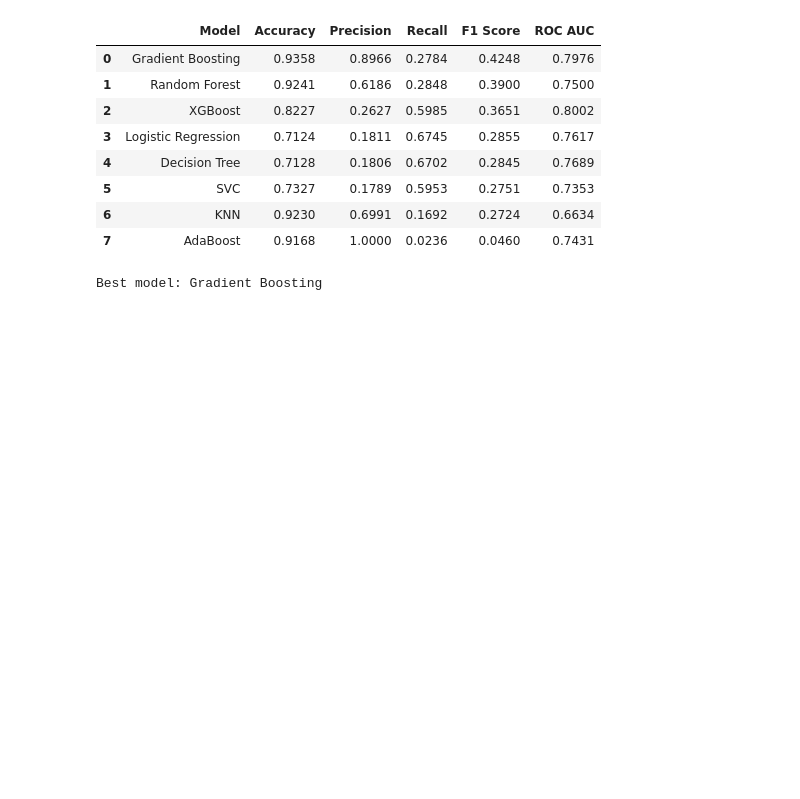
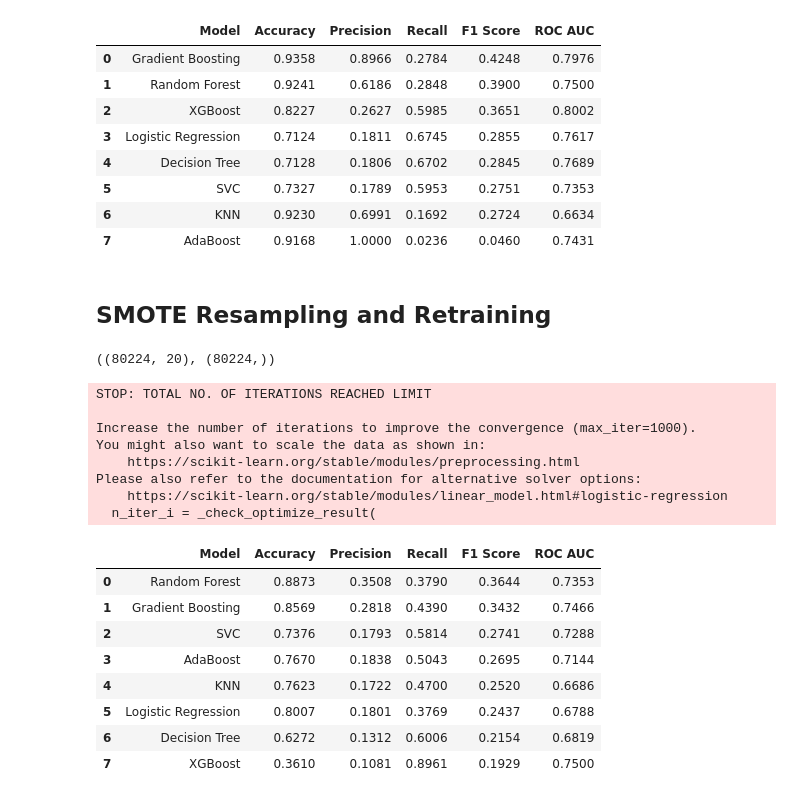
Before and after one commit to Snehratanpara1/Machine-Learning, a Jupyter notebook: Classification/HR_FE_FS.ipynb, the cells around one changed output. Cells and saved outputs as stored; diff of their text form; code cells hidden in the pictures; blank space fills up the shorter version.

Commit message:
performed smote on hr dataset

```diff
--- a/Classification/HR_FE_FS.ipynb
+++ b/Classification/HR_FE_FS.ipynb
@@ -369,8 +370,51 @@ Please also refer to the documentation for alternative solver options:
 | 5 | SVC | 0.7327 | 0.1789 | 0.5953 | 0.2751 | 0.7353 |
 | 6 | KNN | 0.9230 | 0.6991 | 0.1692 | 0.2724 | 0.6634 |
 | 7 | AdaBoost | 0.9168 | 1.0000 | 0.0236 | 0.0460 | 0.7431 |
-# %%
-best_model = result_df.loc[0, 'Model']
-print('Best model:', best_model)
-# %% [output]
-Best model: Gradient Boosting
+# %% [markdown]
+## SMOTE Resampling and Retraining
+# %%
+from imblearn.over_sampling import SMOTE
+
+sm = SMOTE(random_state=42)
+x_train_smote, y_train_smote = sm.fit_resample(x_train, y_train)
+
+x_train_smote.shape, y_train_smote.shape
+# %% [output]
+((80224, 20), (80224,))
+# %%
+smote_result_list = []
+
+for name, model in models.items():
+    model.fit(x_train_smote, y_train_smote)
+    y_pred = model.predict(x_test)
+    y_prob = model.predict_proba(x_test)[:, 1]
+
+    smote_result_list.append({
+        'Model': name,
+        'Accuracy': round(accuracy_score(y_test, y_pred), 4),
+        'Precision': round(precision_score(y_test, y_pred, zero_division=0), 4),
+        'Recall': round(recall_score(y_test, y_pred, zero_division=0), 4),
+        'F1 Score': round(f1_score(y_test, y_pred, zero_division=0), 4),
+        'ROC AUC': round(roc_auc_score(y_test, y_prob), 4)
+    })
+
+smote_result_df = pd.DataFrame(smote_result_list).sort_values('F1 Score', ascending=False).reset_index(drop=True)
+smote_result_df
+# %% [output]
+STOP: TOTAL NO. OF ITERATIONS REACHED LIMIT
+
+Increase the number of iterations to improve the convergence (max_iter=1000).
+You might also want to scale the data as shown in:
+    https://scikit-learn.org/stable/modules/preprocessing.html
+Please also refer to the documentation for alternative solver options:
+    https://scikit-learn.org/stable/modules/linear_model.html#logistic-regression
+  n_iter_i = _check_optimize_result(
+|  | Model | Accuracy | Precision | Recall | F1 Score | ROC AUC |
+| 0 | Random Forest | 0.8873 | 0.3508 | 0.3790 | 0.3644 | 0.7353 |
+| 1 | Gradient Boosting | 0.8569 | 0.2818 | 0.4390 | 0.3432 | 0.7466 |
+| 2 | SVC | 0.7376 | 0.1793 | 0.5814 | 0.2741 | 0.7288 |
+| 3 | AdaBoost | 0.7670 | 0.1838 | 0.5043 | 0.2695 | 0.7144 |
+| 4 | KNN | 0.7623 | 0.1722 | 0.4700 | 0.2520 | 0.6686 |
+| 5 | Logistic Regression | 0.8007 | 0.1801 | 0.3769 | 0.2437 | 0.6788 |
+| 6 | Decision Tree | 0.6272 | 0.1312 | 0.6006 | 0.2154 | 0.6819 |
+| 7 | XGBoost | 0.3610 | 0.1081 | 0.8961 | 0.1929 | 0.7500 |
```
Also changed, not shown: parts of 1 cell of this notebook.
